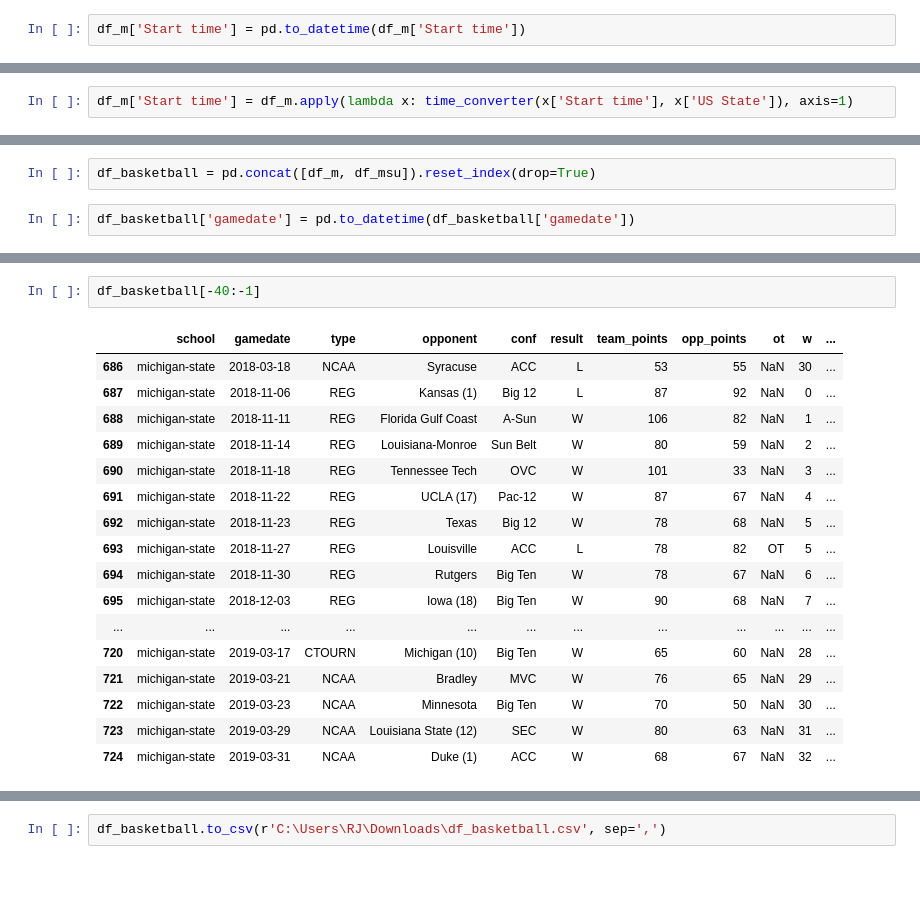
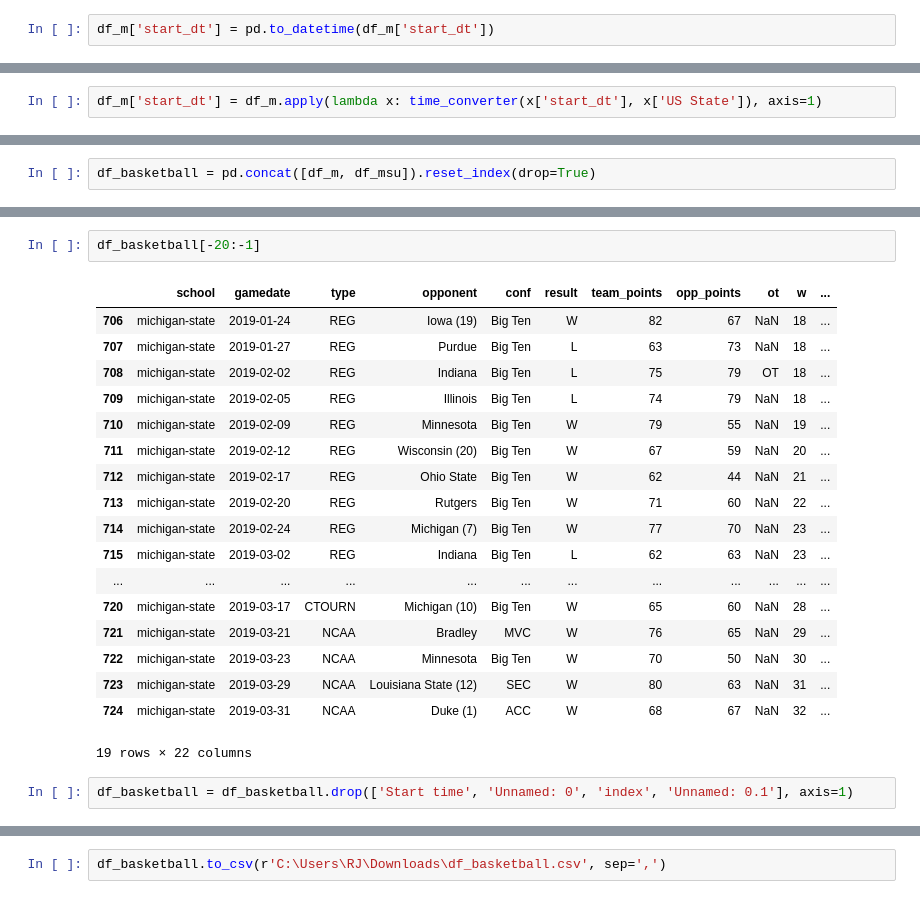
Before and after one commit to djboudia/milestone, a Jupyter notebook: 03_notebooks/basketball_times.ipynb, the cells around one changed output, grey strips where cells are left out. Cells and saved outputs as stored; diff of their text form.

```diff
--- a/03_notebooks/basketball_times.ipynb
+++ b/03_notebooks/basketball_times.ipynb
@@ -543,5 +589,5 @@ df_m['Start time'] = df_m['Start time'].replace('Noon', '12:00 PM')
 # %%
-df_m['Start time'] = pd.to_datetime(df_m['Start time'])
+df_m['start_dt'] = pd.to_datetime(df_m['start_dt'])
 # %%
 # Michigan's mgoblue gametimes all map to location's local time. Use dict to move each time back to EST.
 time_dict = {'ILL.': 1, 'WIS.': 1, 'UTAH': 2, 'KAN.': 1, 'MINN.': 1, 'IOWA': 1, 'HAWAII': 6, 'ARK.': 1,
@@ -557,2 +594,0 @@ def time_converter(dt, state):
-# %%
-df_m['Start time'] = df_m.apply(lambda x: time_converter(x['Start time'], x['US State']), axis=1)
@@ -559 +603,3 @@ df_m['Start time'] = df_m.apply(lambda x: time_converter(x['Start time'], x['US
+# %%
+df_m['start_dt'] = df_m.apply(lambda x: time_converter(x['start_dt'], x['US State']), axis=1)
 # %%
@@ -578,7 +624,5 @@ df_m[-40:-1]
 | 359 | michigan | 3/23/2019 | NCAA | Florida | SEC | W | 64 | 49 | NaN | 30 | ... |
 # %%
 df_basketball = pd.concat([df_m, df_msu]).reset_index(drop=True)
-# %%
-df_basketball['gamedate'] = pd.to_datetime(df_basketball['gamedate'])
 # %%
 df_basketball[(df_basketball['school'] == ('michigan'))
@@ -605,20 +650,23 @@ df_basketball[(df_basketball['school'] == ('michigan'))
 # %%
-df_basketball[-40:-1]
+df_basketball[-20:-1]
 # %% [output]
 |  | school | gamedate | type | opponent | conf | result | team_points | opp_points | ot | w | ... |
-| 686 | michigan-state | 2018-03-18 | NCAA | Syracuse | ACC | L | 53 | 55 | NaN | 30 | ... |
-| 687 | michigan-state | 2018-11-06 | REG | Kansas (1) | Big 12 | L | 87 | 92 | NaN | 0 | ... |
-| 688 | michigan-state | 2018-11-11 | REG | Florida Gulf Coast | A-Sun | W | 106 | 82 | NaN | 1 | ... |
-| 689 | michigan-state | 2018-11-14 | REG | Louisiana-Monroe | Sun Belt | W | 80 | 59 | NaN | 2 | ... |
-| 690 | michigan-state | 2018-11-18 | REG | Tennessee Tech | OVC | W | 101 | 33 | NaN | 3 | ... |
-| 691 | michigan-state | 2018-11-22 | REG | UCLA (17) | Pac-12 | W | 87 | 67 | NaN | 4 | ... |
-| 692 | michigan-state | 2018-11-23 | REG | Texas | Big 12 | W | 78 | 68 | NaN | 5 | ... |
-| 693 | michigan-state | 2018-11-27 | REG | Louisville | ACC | L | 78 | 82 | OT | 5 | ... |
-| 694 | michigan-state | 2018-11-30 | REG | Rutgers | Big Ten | W | 78 | 67 | NaN | 6 | ... |
-| 695 | michigan-state | 2018-12-03 | REG | Iowa (18) | Big Ten | W | 90 | 68 | NaN | 7 | ... |
+| 706 | michigan-state | 2019-01-24 | REG | Iowa (19) | Big Ten | W | 82 | 67 | NaN | 18 | ... |
+| 707 | michigan-state | 2019-01-27 | REG | Purdue | Big Ten | L | 63 | 73 | NaN | 18 | ... |
+| 708 | michigan-state | 2019-02-02 | REG | Indiana | Big Ten | L | 75 | 79 | OT | 18 | ... |
+| 709 | michigan-state | 2019-02-05 | REG | Illinois | Big Ten | L | 74 | 79 | NaN | 18 | ... |
+| 710 | michigan-state | 2019-02-09 | REG | Minnesota | Big Ten | W | 79 | 55 | NaN | 19 | ... |
+| 711 | michigan-state | 2019-02-12 | REG | Wisconsin (20) | Big Ten | W | 67 | 59 | NaN | 20 | ... |
+| 712 | michigan-state | 2019-02-17 | REG | Ohio State | Big Ten | W | 62 | 44 | NaN | 21 | ... |
+| 713 | michigan-state | 2019-02-20 | REG | Rutgers | Big Ten | W | 71 | 60 | NaN | 22 | ... |
+| 714 | michigan-state | 2019-02-24 | REG | Michigan (7) | Big Ten | W | 77 | 70 | NaN | 23 | ... |
+| 715 | michigan-state | 2019-03-02 | REG | Indiana | Big Ten | L | 62 | 63 | NaN | 23 | ... |
 | ... | ... | ... | ... | ... | ... | ... | ... | ... | ... | ... | ... |
 | 720 | michigan-state | 2019-03-17 | CTOURN | Michigan (10) | Big Ten | W | 65 | 60 | NaN | 28 | ... |
 | 721 | michigan-state | 2019-03-21 | NCAA | Bradley | MVC | W | 76 | 65 | NaN | 29 | ... |
 | 722 | michigan-state | 2019-03-23 | NCAA | Minnesota | Big Ten | W | 70 | 50 | NaN | 30 | ... |
 | 723 | michigan-state | 2019-03-29 | NCAA | Louisiana State (12) | SEC | W | 80 | 63 | NaN | 31 | ... |
 | 724 | michigan-state | 2019-03-31 | NCAA | Duke (1) | ACC | W | 68 | 67 | NaN | 32 | ... |
+19 rows × 22 columns
+# %%
+df_basketball = df_basketball.drop(['Start time', 'Unnamed: 0', 'index', 'Unnamed: 0.1'], axis=1)
```
Also changed, not shown: parts of 18 cells of this notebook.
